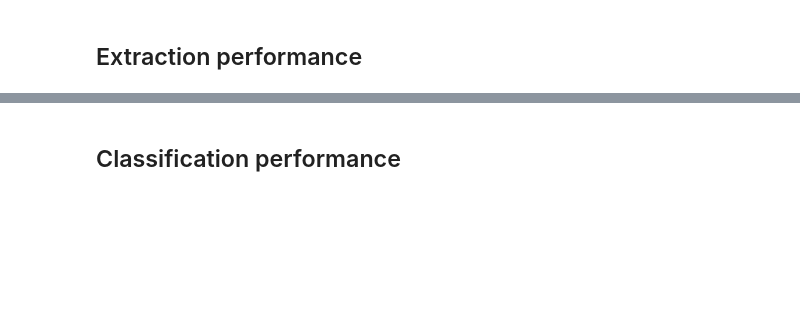
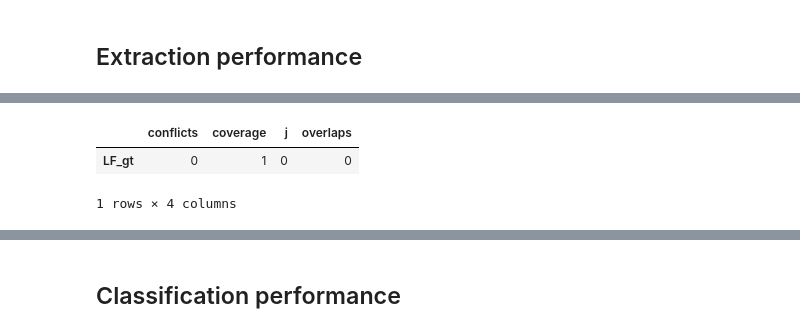
Before and after one commit to kuleshov/gwaskb, a Jupyter notebook: notebooks/phenotype-extraction.ipynb, the cells around one changed output, grey strips where cells are left out. Cells and saved outputs as stored; diff of their text form; code cells hidden in the pictures; blank space fills up the shorter version.

```diff
--- a/notebooks/phenotype-extraction.ipynb
+++ b/notebooks/phenotype-extraction.ipynb
@@ -324,0 +372,13 @@ Identification of a novel susceptibility locus for juvenile idiopathic arthritis
+# %%
+import cPickle
+from snorkel.features import NgramFeaturizer
+
+pkl_f = 'phenotype_feats.pkl'
+try:
+    with open(pkl_f, 'rb') as f:
+        featurizer = cPickle.load(f)
+except:
+    featurizer = NgramFeaturizer()
+    featurizer.fit_transform(phen_c)
+
+print 'Example features:', [f for f in featurizer.get_features_by_candidate(phen_c[0])[:10]]
@@ -324,0 +539,7 @@ Identification of a novel susceptibility locus for juvenile idiopathic arthritis
+# %%
+lf_stats = training_set.lf_stats()
+lf_stats[:5]
+# %% [output]
+|  | conflicts | coverage | j | overlaps |
+| LF_gt | 0 | 1 | 0 | 0 |
+1 rows × 4 columns
```
Also changed, not shown: parts of 29 cells of this notebook, 1 other file.
